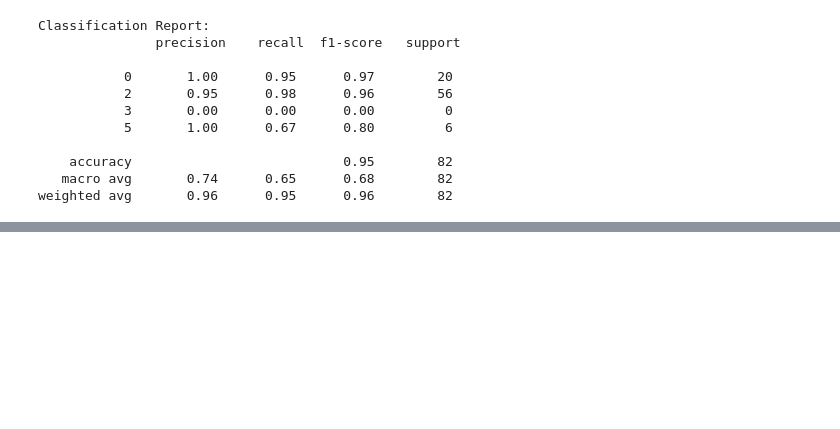
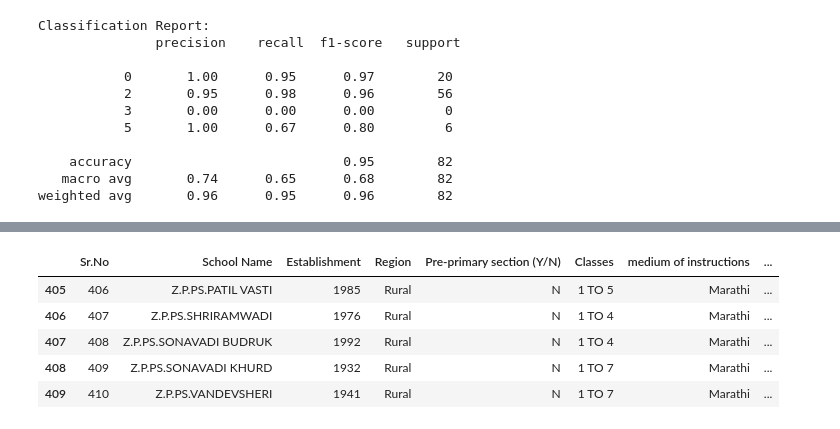
Before and after one commit to ved105205/Hematite_Internship, a Jupyter notebook: school_prediction.ipynb, the cells around one changed output, grey strips where cells are left out. Cells and saved outputs as stored; diff of their text form; code cells hidden in the pictures; blank space fills up the shorter version.

```diff
--- a/school_prediction.ipynb
+++ b/school_prediction.ipynb
@@ -132,0 +144,9 @@ weighted avg       0.96      0.95      0.96        82
+# %%
+df2.tail()
+# %% [output]
+|  | Sr.No | School Name | Establishment | Region | Pre-primary section (Y/N) | Classes | medium of instructions | ... |
+| 405 | 406 | Z.P.PS.PATIL VASTI | 1985 | Rural | N | 1 TO 5 | Marathi | ... |
+| 406 | 407 | Z.P.PS.SHRIRAMWADI | 1976 | Rural | N | 1 TO 4 | Marathi | ... |
+| 407 | 408 | Z.P.PS.SONAVADI BUDRUK | 1992 | Rural | N | 1 TO 4 | Marathi | ... |
+| 408 | 409 | Z.P.PS.SONAVADI KHURD | 1932 | Rural | N | 1 TO 7 | Marathi | ... |
+| 409 | 410 | Z.P.PS.VANDEVSHERI | 1941 | Rural | N | 1 TO 7 | Marathi | ... |
```
Also changed, not shown: parts of 21 cells of this notebook.
